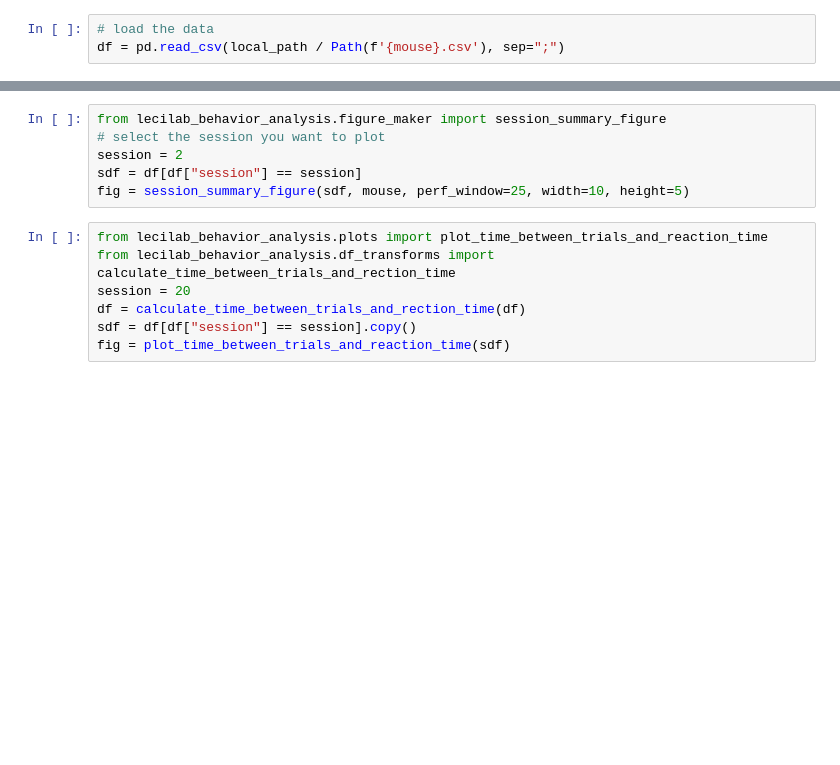
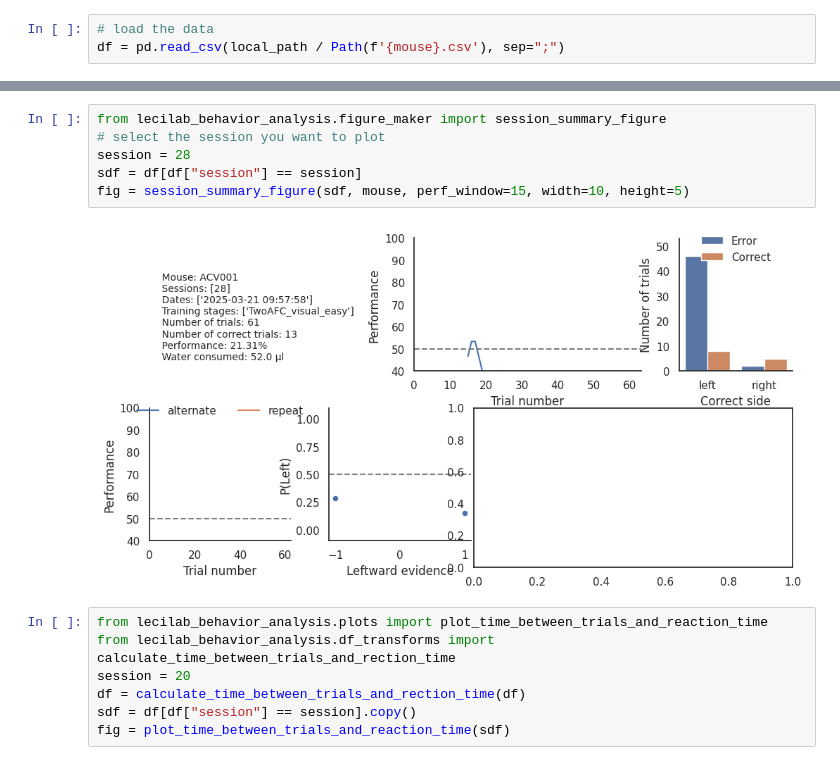
Before and after one commit to LearningCircuitsLab/lecilab-behavior-analysis, a Jupyter notebook: lecilab_behavior_analysis/plot_testing.ipynb, the cells around one changed output, grey strips where cells are left out. Drawn from its saved outputs; the diff is of its cells as text; blank space fills up the shorter version.

```diff
--- a/lecilab_behavior_analysis/plot_testing.ipynb
+++ b/lecilab_behavior_analysis/plot_testing.ipynb
@@ -52,9 +49,11 @@ fig = subject_progress_figure(df, mouse, perf_window=100, summary_matrix_plot=Tr
 # %%
 from lecilab_behavior_analysis.figure_maker import session_summary_figure
 # select the session you want to plot
-session = 2
+session = 28
 sdf = df[df["session"] == session]
-fig = session_summary_figure(sdf, mouse, perf_window=25, width=10, height=5)
+fig = session_summary_figure(sdf, mouse, perf_window=15, width=10, height=5)
+# %% [output]
+[figure, added]
 # %%
 from lecilab_behavior_analysis.plots import plot_time_between_trials_and_reaction_time
 from lecilab_behavior_analysis.df_transforms import calculate_time_between_trials_and_rection_time
```
Also changed, not shown: parts of 4 cells of this notebook, 5 other files.
